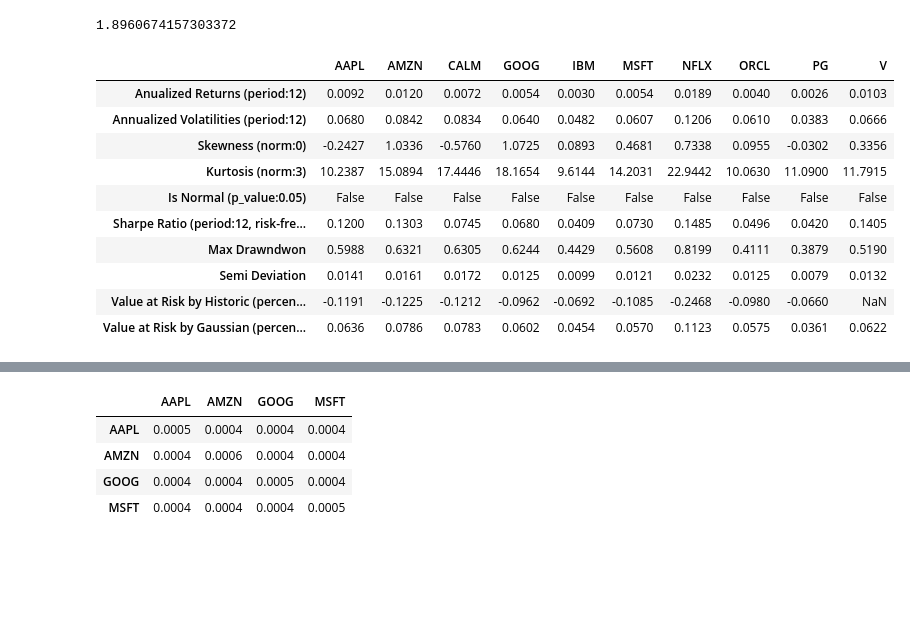
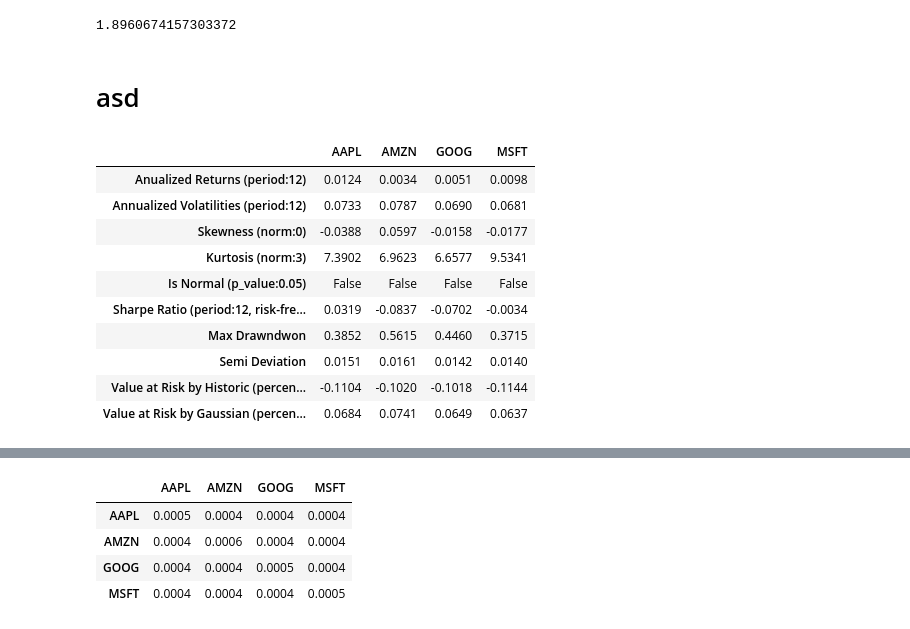
Before and after one commit to erenkotar/PORTFOLIO-OPTIMIZATION-with-REINFORCEMENT-LEARNING, a Jupyter notebook: app/analyze.ipynb, the cells around one changed output, grey strips where cells are left out. Saved outputs shown, nothing was run; the diff lists cells and outputs as text; code cells hidden in the pictures; blank space fills up the shorter version.

```diff
--- a/app/analyze.ipynb
+++ b/app/analyze.ipynb
@@ -34,7 +34,7 @@ TEST_END_DATE = '2019-01-01'
 
 
 TICKERS = ["AAPL","GOOG","MSFT","AMZN"]
-TRAIN_START_DATE = '2020-01-31'
+TRAIN_START_DATE = '2018-01-31'
 TRAIN_END_DATE = '2023-01-31'
 TEST_START_DATE = '2018-01-01'
 TEST_END_DATE = '2019-01-01'
@@ -417,17 +417,19 @@ for i, metric in enumerate(metrics_to_plot, start=1):
 # Update layout with the calculated height
 fig.update_layout(title_text="Summary Report Graphs", showlegend=False, height=fig_height)
 fig.show()
+# %% [markdown]
+# asd
 # %%
-tm.conduct_all_analysis(period=12, level=0.05, rfree_rate=0.001, modified=False)
+tm.conduct_all_analysis(period=12, level=0.05, rfree_rate=0.01, modified=False)
 # %% [output]
-|  | AAPL | AMZN | CALM | GOOG | IBM | MSFT | NFLX | ORCL | PG | V |
-| Anualized Returns (period:12) | 0.0092 | 0.0120 | 0.0072 | 0.0054 | 0.0030 | 0.0054 | 0.0189 | 0.0040 | 0.0026 | 0.0103 |
-| Annualized Volatilities (period:12) | 0.0680 | 0.0842 | 0.0834 | 0.0640 | 0.0482 | 0.0607 | 0.1206 | 0.0610 | 0.0383 | 0.0666 |
-| Skewness (norm:0) | -0.2427 | 1.0336 | -0.5760 | 1.0725 | 0.0893 | 0.4681 | 0.7338 | 0.0955 | -0.0302 | 0.3356 |
-| Kurtosis (norm:3) | 10.2387 | 15.0894 | 17.4446 | 18.1654 | 9.6144 | 14.2031 | 22.9442 | 10.0630 | 11.0900 | 11.7915 |
-| Is Normal (p_value:0.05) | False | False | False | False | False | False | False | False | False | False |
-| Sharpe Ratio (period:12, risk-fre... | 0.1200 | 0.1303 | 0.0745 | 0.0680 | 0.0409 | 0.0730 | 0.1485 | 0.0496 | 0.0420 | 0.1405 |
-| Max Drawndwon | 0.5988 | 0.6321 | 0.6305 | 0.6244 | 0.4429 | 0.5608 | 0.8199 | 0.4111 | 0.3879 | 0.5190 |
-| Semi Deviation | 0.0141 | 0.0161 | 0.0172 | 0.0125 | 0.0099 | 0.0121 | 0.0232 | 0.0125 | 0.0079 | 0.0132 |
-| Value at Risk by Historic (percen... | -0.1191 | -0.1225 | -0.1212 | -0.0962 | -0.0692 | -0.1085 | -0.2468 | -0.0980 | -0.0660 | NaN |
-| Value at Risk by Gaussian (percen... | 0.0636 | 0.0786 | 0.0783 | 0.0602 | 0.0454 | 0.0570 | 0.1123 | 0.0575 | 0.0361 | 0.0622 |
+|  | AAPL | AMZN | GOOG | MSFT |
+| Anualized Returns (period:12) | 0.0124 | 0.0034 | 0.0051 | 0.0098 |
+| Annualized Volatilities (period:12) | 0.0733 | 0.0787 | 0.0690 | 0.0681 |
+| Skewness (norm:0) | -0.0388 | 0.0597 | -0.0158 | -0.0177 |
+| Kurtosis (norm:3) | 7.3902 | 6.9623 | 6.6577 | 9.5341 |
+| Is Normal (p_value:0.05) | False | False | False | False |
+| Sharpe Ratio (period:12, risk-fre... | 0.0319 | -0.0837 | -0.0702 | -0.0034 |
+| Max Drawndwon | 0.3852 | 0.5615 | 0.4460 | 0.3715 |
+| Semi Deviation | 0.0151 | 0.0161 | 0.0142 | 0.0140 |
+| Value at Risk by Historic (percen... | -0.1104 | -0.1020 | -0.1018 | -0.1144 |
+| Value at Risk by Gaussian (percen... | 0.0684 | 0.0741 | 0.0649 | 0.0637 |
```
Also changed, not shown: parts of 3 cells of this notebook, 1 other file.
